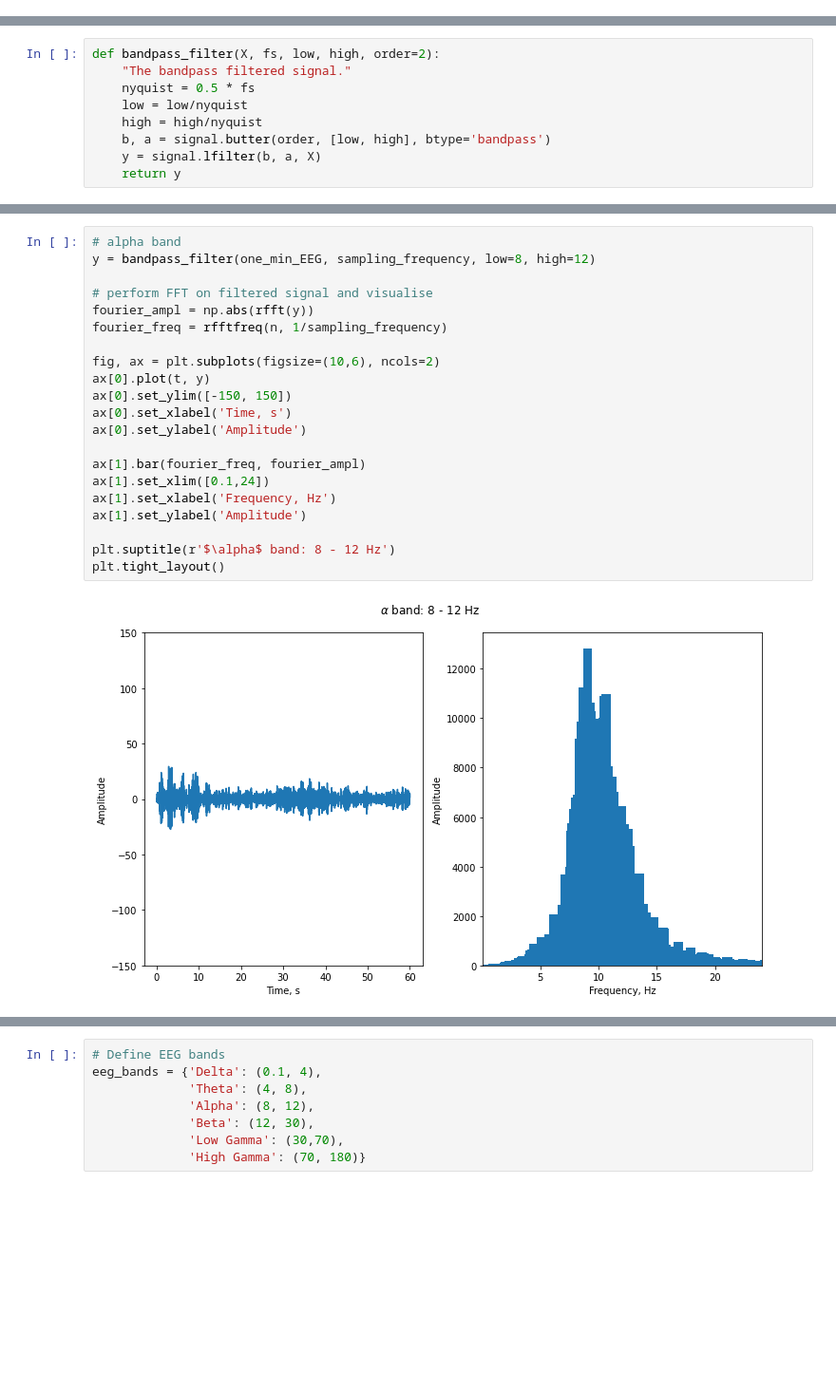
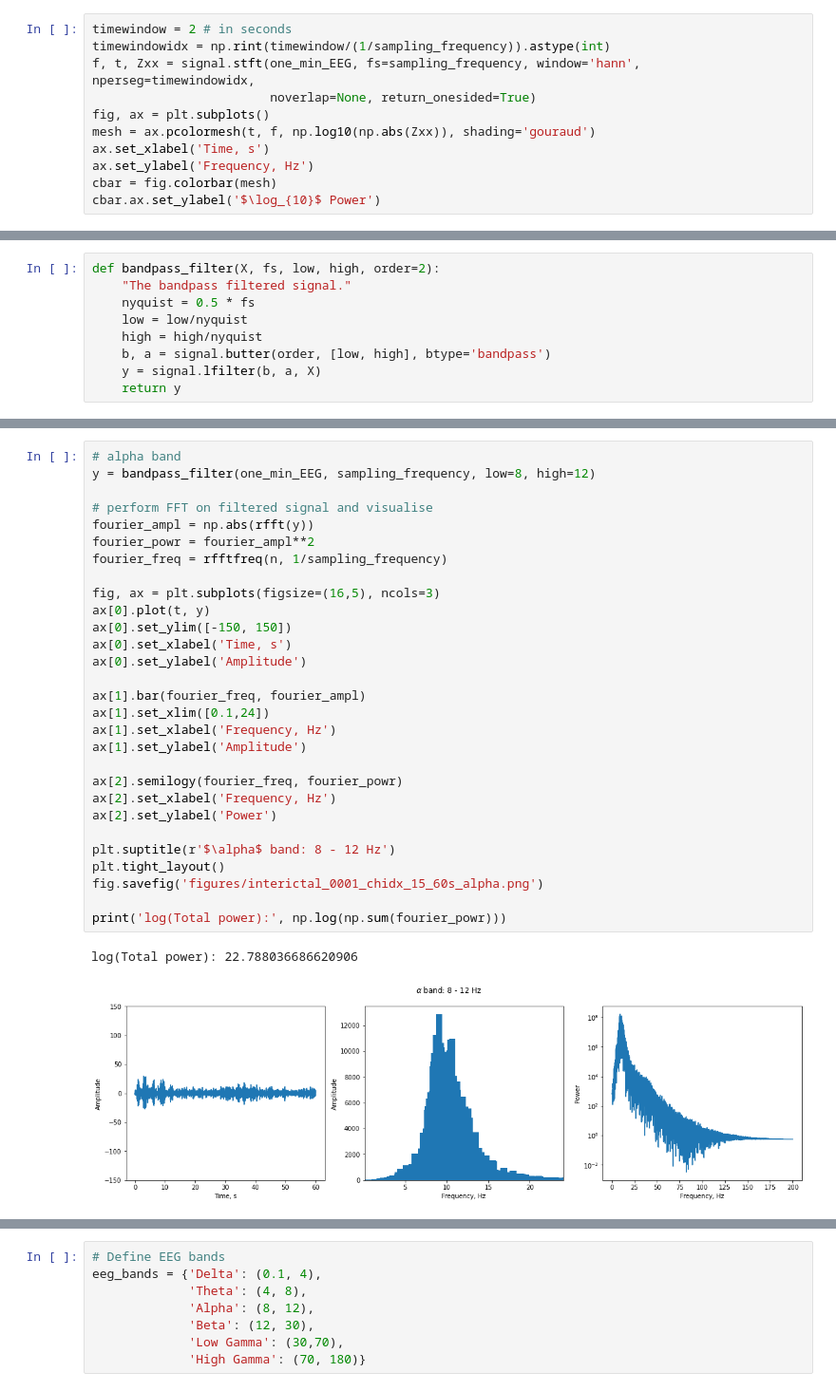
Before and after one commit to samisnotinsane/aes-kaggle-seizure-prediction, a Jupyter notebook: Dog_1/01_data_exploration.ipynb, the cells around one changed output, grey strips where cells are left out. Shown at 95% size. Saved outputs shown, nothing was run; the diff lists cells and outputs as text; blank space fills up the shorter version.

```diff
--- a/Dog_1/01_data_exploration.ipynb
+++ b/Dog_1/01_data_exploration.ipynb
@@ -211,0 +221,11 @@ fig.tight_layout()
+# %%
+timewindow = 2 # in seconds
+timewindowidx = np.rint(timewindow/(1/sampling_frequency)).astype(int)
+f, t, Zxx = signal.stft(one_min_EEG, fs=sampling_frequency, window='hann', nperseg=timewindowidx,
+                        noverlap=None, return_onesided=True)
+fig, ax = plt.subplots()
+mesh = ax.pcolormesh(t, f, np.log10(np.abs(Zxx)), shading='gouraud')
+ax.set_xlabel('Time, s')
+ax.set_ylabel('Frequency, Hz')
+cbar = fig.colorbar(mesh)
+cbar.ax.set_ylabel('$\log_{10}$ Power')
@@ -315,26 +360,35 @@ plt.tight_layout()
 # %%
 # alpha band
 y = bandpass_filter(one_min_EEG, sampling_frequency, low=8, high=12)
 
 # perform FFT on filtered signal and visualise
 fourier_ampl = np.abs(rfft(y))
+fourier_powr = fourier_ampl**2
 fourier_freq = rfftfreq(n, 1/sampling_frequency)
 
-fig, ax = plt.subplots(figsize=(10,6), ncols=2)
+fig, ax = plt.subplots(figsize=(16,5), ncols=3)
 ax[0].plot(t, y)
 ax[0].set_ylim([-150, 150])
 ax[0].set_xlabel('Time, s')
 ax[0].set_ylabel('Amplitude')
 
 ax[1].bar(fourier_freq, fourier_ampl)
 ax[1].set_xlim([0.1,24])
 ax[1].set_xlabel('Frequency, Hz')
 ax[1].set_ylabel('Amplitude')
 
+ax[2].semilogy(fourier_freq, fourier_powr)
+ax[2].set_xlabel('Frequency, Hz')
+ax[2].set_ylabel('Power')
+
 plt.suptitle(r'$\alpha$ band: 8 - 12 Hz')
 plt.tight_layout()
+fig.savefig('figures/interictal_0001_chidx_15_60s_alpha.png')
+
+print('log(Total power):', np.log(np.sum(fourier_powr)))
 # %% [output]
+log(Total power): 22.788036686620906
-[figure, old version]
+[figure, new version]
 # %%
 # beta band
 y = bandpass_filter(one_min_EEG, sampling_frequency, low=12, high=30)
```
Also changed, not shown: parts of 17 cells of this notebook, 7 other files.
